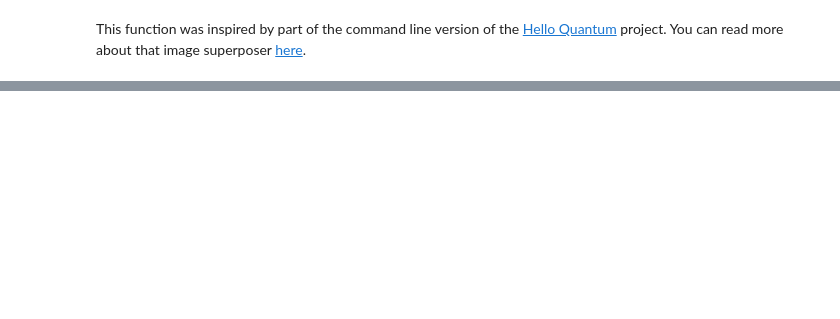
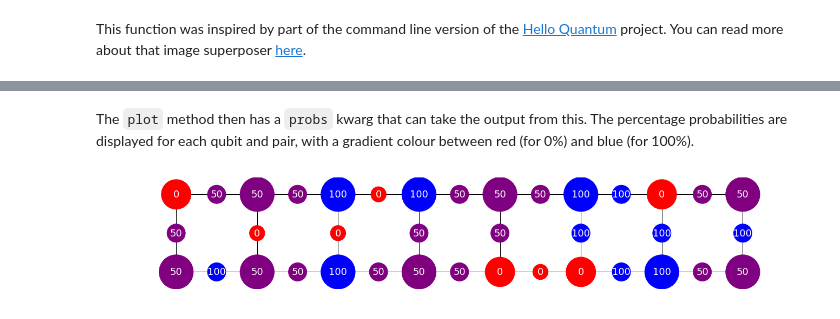
Before and after one commit to quantumjim/qreative, a Jupyter notebook: how-to-use.ipynb, the cells around one changed output, grey strips where cells are left out. Drawn from its saved outputs; the diff is of its cells as text; code cells hidden in the pictures; blank space fills up the shorter version.

```diff
--- a/how-to-use.ipynb
+++ b/how-to-use.ipynb
@@ -346,0 +419,6 @@ This function was inspired by part of the command line version of the [Hello Qua
+# %% [markdown]
+The `plot` method then has a `probs` kwarg that can take the output from this. The percentage probabilities are displayed for each qubit and pair, with a gradient colour between red (for 0%) and blue (for 100%).
+# %%
+L.plot(probs=probs)
+# %% [output]
+[figure, added]
```
Also changed, not shown: parts of 39 cells of this notebook, 1 other file.
